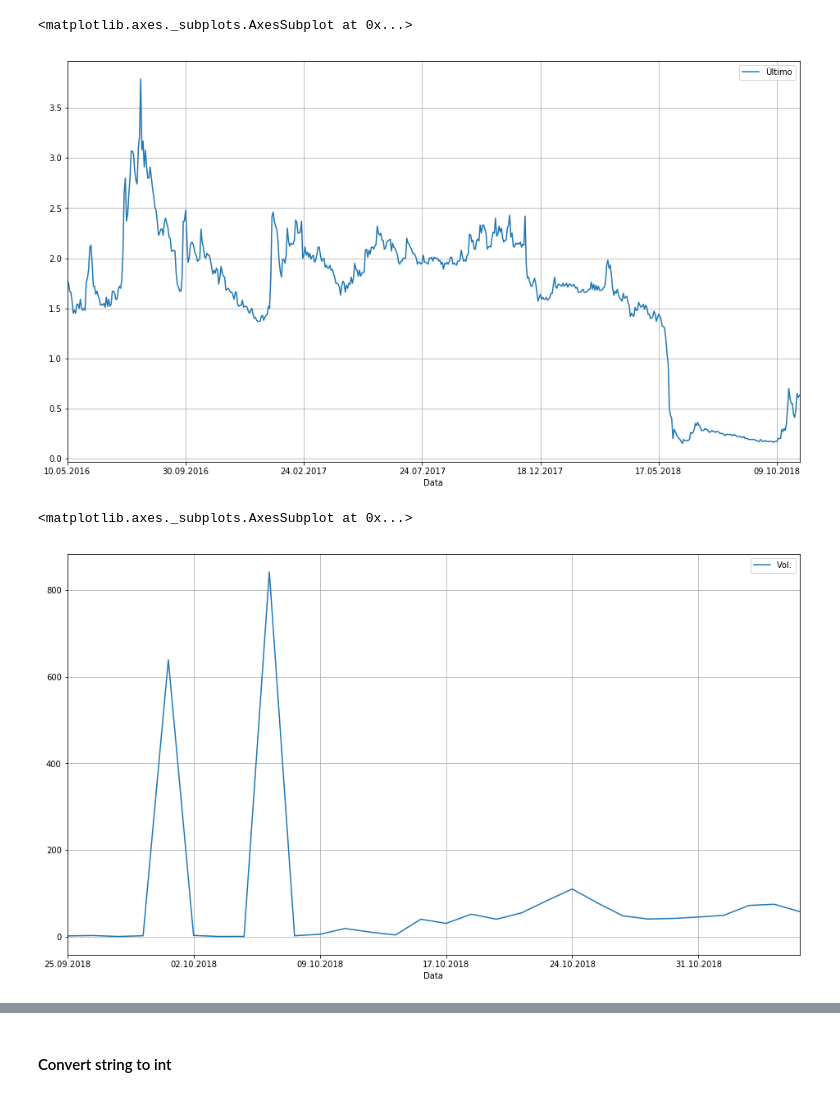
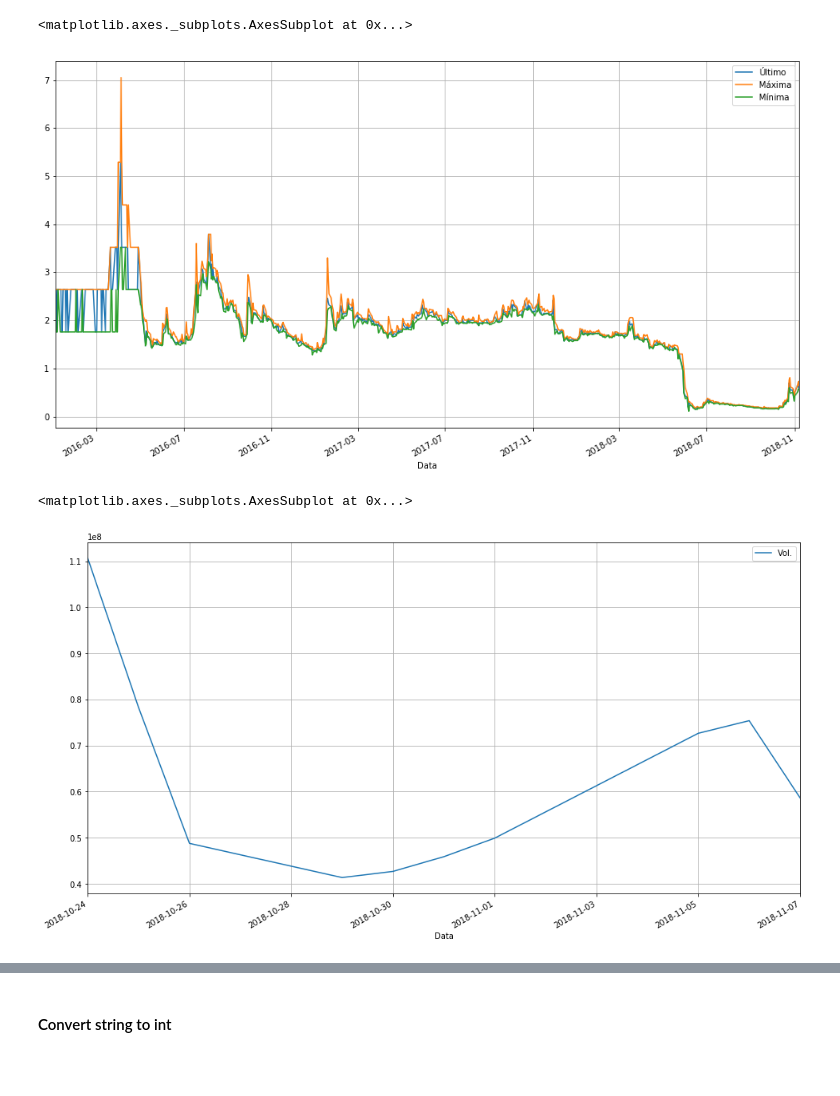
Before and after one commit to thiagozaranza/stock-analytics, a Jupyter notebook: balanço.ipynb, the cells around one changed output, grey strips where cells are left out. Drawn from its saved outputs; the diff is of its cells as text; code cells hidden in the pictures; blank space fills up the shorter version.

```diff
--- a/balanço.ipynb
+++ b/balanço.ipynb
@@ -22,9 +26,36 @@ balanco.head(3)
 3 rows × 55 columns
 # %%
 cotacao = pd.read_csv("cotações/VIVR3.csv", index_col=0)
+# %%
+cotacao.index = pd.to_datetime(cotacao.index, format="%d.%m.%Y")
 # %%
 cotacao = cotacao[::-1]
+# %%
+def parse_value(s):
+
+    if '.' in s:
+        s = s.replace('.', '')
+    if ',' in s:
+        s = s.replace(',', '.')
+    if '%' in s:
+        s = s.replace('%', '')
+
+    parts = s.split('.')
+
+    fator = 1
+
+    if 'K' in s:
+        fator = 1000
+    elif 'M' in s:
+        fator = 1000000
+    elif 'B' in s:
+        fator = 1000000000
+
+    s = parts[0]
+
+    if len(parts) > 1:
+        s = s + '.' + parts[1].replace('K', '').replace('M', '').replace('B', '')
+
+    return float(s) * fator
 # %%
-cotacao = cotacao.applymap(lambda x: float(x.replace('.', '')
-                                           .replace(',', '.')
-                                           .replace('%', '')))
+cotacao = cotacao.applymap(lambda x: parse_value(x))
@@ -39,11 +62,11 @@ cotacao[::-1].head(3)
 # %%
 
-cotacao[["Último"]][-620:].plot(figsize=(16,9), grid=True)
+cotacao[["Último", "Máxima", "Mínima"]][-706:].plot(figsize=(16,9), grid=True)
 # %% [output]
 <matplotlib.axes._subplots.AxesSubplot at 0x...>
-[figure, old version]
+[figure, new version]
 # %%
-cotacao[["Vol."]][-30:].plot(figsize=(16,9), grid=True)
+cotacao[["Vol."]][-10:].plot(figsize=(16,9), grid=True)
 # %% [output]
 <matplotlib.axes._subplots.AxesSubplot at 0x...>
-[figure, old version]
+[figure, new version]
```
Also changed, not shown: parts of 9 cells of this notebook, 3 other files.
